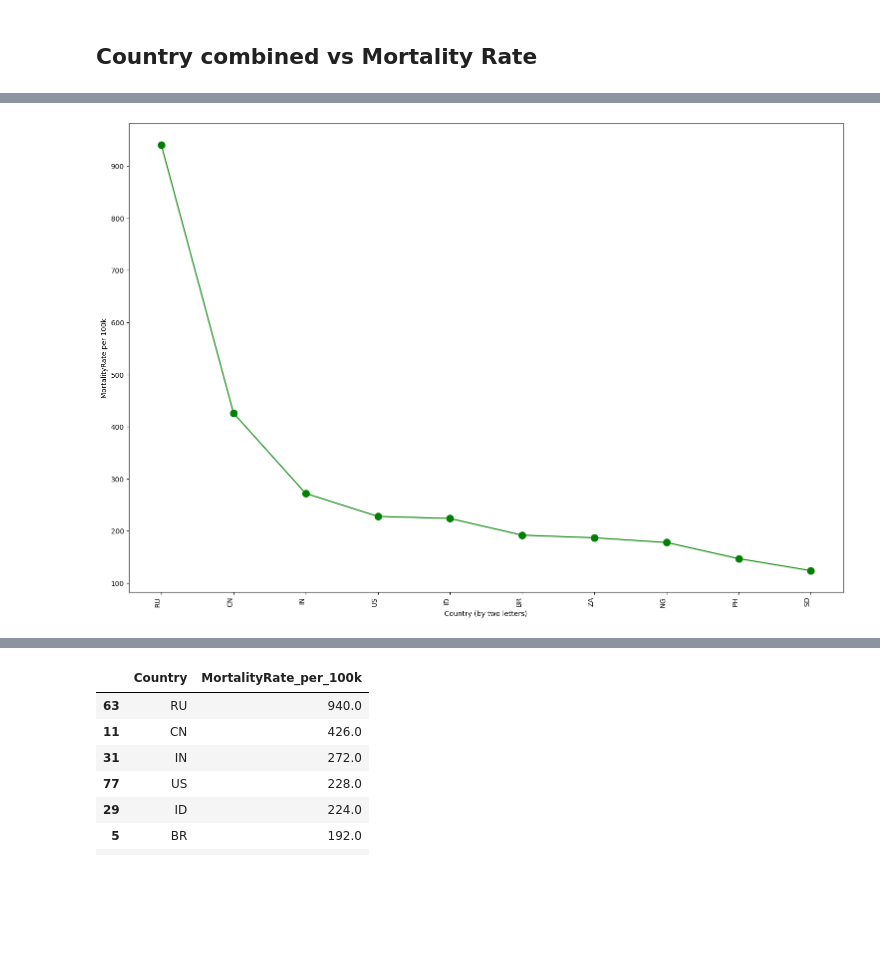
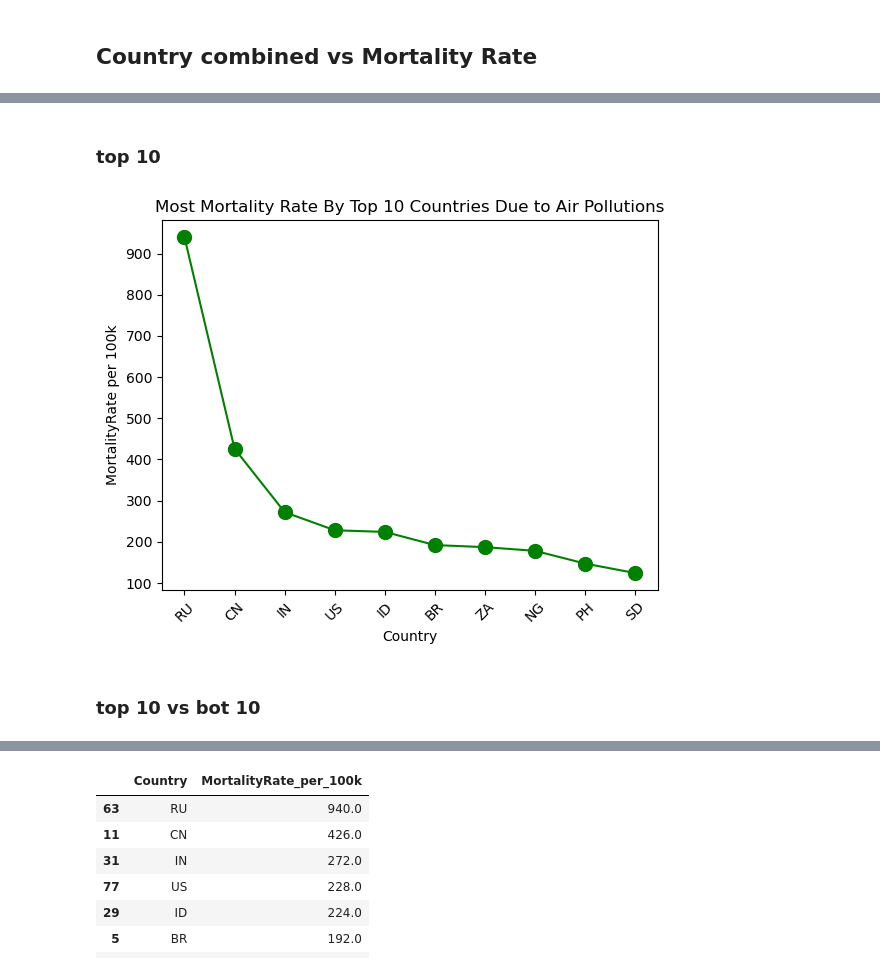
Before and after one commit to Golnaz8/airquality_vs_health, a Jupyter notebook: AirQuality_vs_Health/analysis_plot_and_regression.ipynb, the cells around one changed output, grey strips where cells are left out. Saved outputs shown, nothing was run; the diff lists cells and outputs as text; code cells hidden in the pictures; blank space fills up the shorter version.

```diff
--- a/AirQuality_vs_Health/analysis_plot_and_regression.ipynb
+++ b/AirQuality_vs_Health/analysis_plot_and_regression.ipynb
@@ -31,15 +63,19 @@ top_10_country_ranking = df_ranked.head(10)
+# %% [markdown]
+### top 10
 # %%
 x_axis = top_10_country_ranking['Country']
 y_axis = top_10_country_ranking['MortalityRate_per_100k']
-plt.figure(figsize=(15, 10))
 plt.plot(x_axis,y_axis, color='green', marker="o", markersize=10)
-plt.xticks(rotation=90, ha='right')
-plt.tight_layout()
-plt.xlabel("Country (by two letters)")
+plt.xticks(rotation=45)
+plt.xlabel("Country")
+plt.title("Most Mortality Rate By Top 10 Countries Due to Air Pollutions")
 plt.ylabel("MortalityRate per 100k")
+plt.savefig('Picture_for_Presentation/Most_Mortality_Rate_By_Top_10_Countries_Due_to_air_pollution.png')
 plt.show()
 # %% [output]
-[figure, old version]
+[figure, new version]
+# %% [markdown]
+### top 10 vs bot 10
 # %%
 top_10 = df_ranked.head(10)
 bot_8 = df_ranked.tail(8)
```
Also changed, not shown: parts of 22 cells of this notebook, 12 other files.
